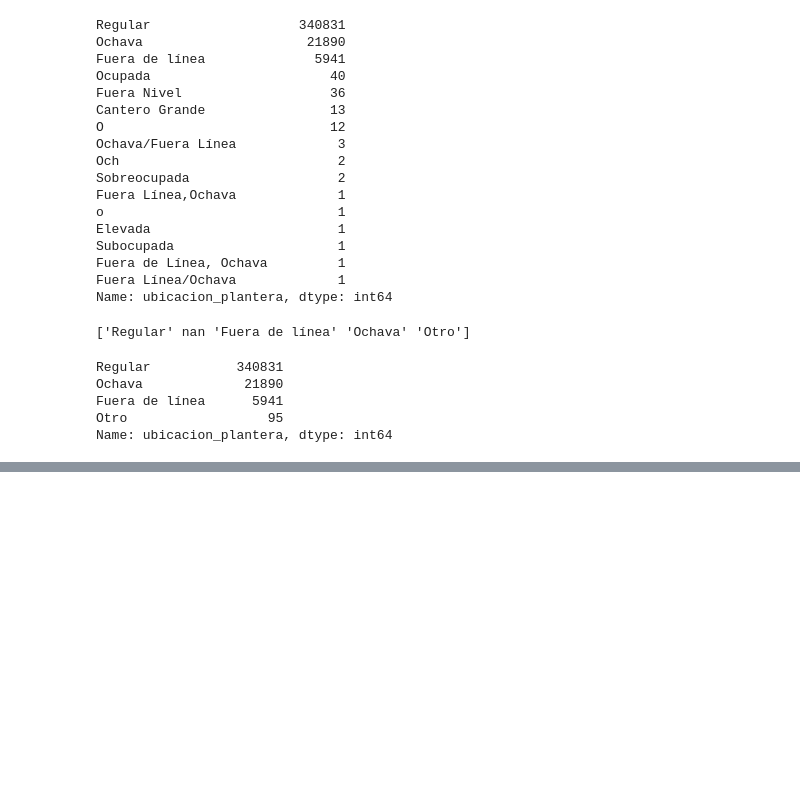
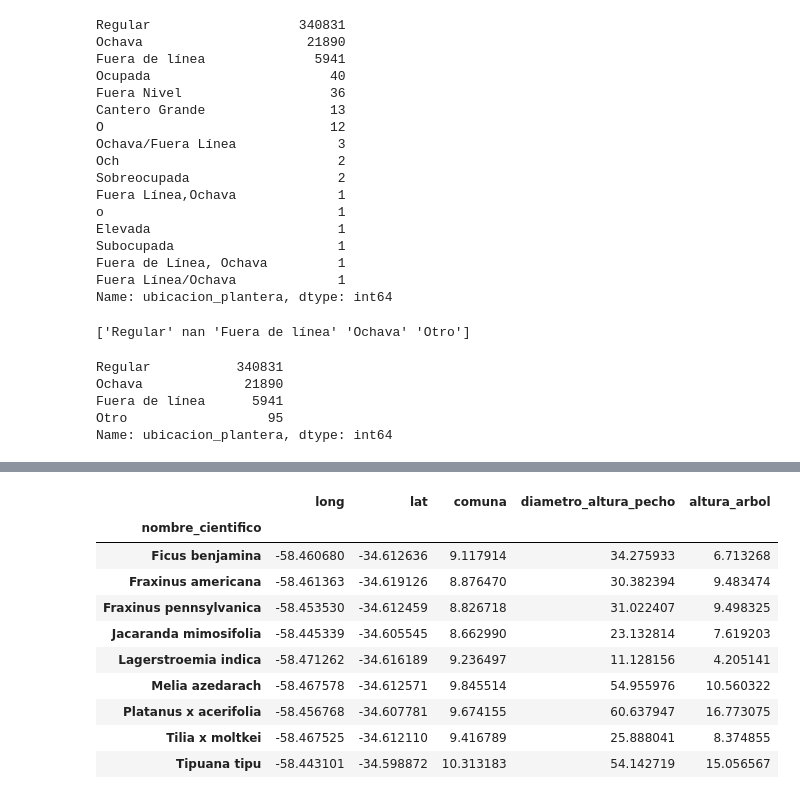
Before and after one commit to IonatanPerez/Aprender_Programando_2023, a Jupyter notebook: Compartido/PorrasFederico/FP.ipynb, the cells around one changed output, grey strips where cells are left out. Drawn from its saved outputs; the diff is of its cells as text; code cells hidden in the pictures; blank space fills up the shorter version.

```diff
--- a/Compartido/PorrasFederico/FP.ipynb
+++ b/Compartido/PorrasFederico/FP.ipynb
@@ -702,0 +785,4 @@ Name: ubicacion_plantera, dtype: int64
+# %%
+arbolado_agrupado_por_especie = arbolado_comunes.groupby("nombre_cientifico")
+print(arbolado_agrupado_por_especie.groups)
+arbolado_agrupado_por_especie.groups.keys()
@@ -702,0 +792,14 @@ Name: ubicacion_plantera, dtype: int64
+# %%
+arbolado_agrupado_por_especie.mean()
+# %% [output]
+|  | long | lat | comuna | diametro_altura_pecho | altura_arbol |
+| nombre_cientifico |  |  |  |  |  |
+| Ficus benjamina | -58.460680 | -34.612636 | 9.117914 | 34.275933 | 6.713268 |
+| Fraxinus americana | -58.461363 | -34.619126 | 8.876470 | 30.382394 | 9.483474 |
+| Fraxinus pennsylvanica | -58.453530 | -34.612459 | 8.826718 | 31.022407 | 9.498325 |
+| Jacaranda mimosifolia | -58.445339 | -34.605545 | 8.662990 | 23.132814 | 7.619203 |
+| Lagerstroemia indica | -58.471262 | -34.616189 | 9.236497 | 11.128156 | 4.205141 |
+| Melia azedarach | -58.467578 | -34.612571 | 9.845514 | 54.955976 | 10.560322 |
+| Platanus x acerifolia | -58.456768 | -34.607781 | 9.674155 | 60.637947 | 16.773075 |
+| Tilia x moltkei | -58.467525 | -34.612110 | 9.416789 | 25.888041 | 8.374855 |
+| Tipuana tipu | -58.443101 | -34.598872 | 10.313183 | 54.142719 | 15.056567 |
```
Also changed, not shown: parts of 13 cells of this notebook, 13 other files.
